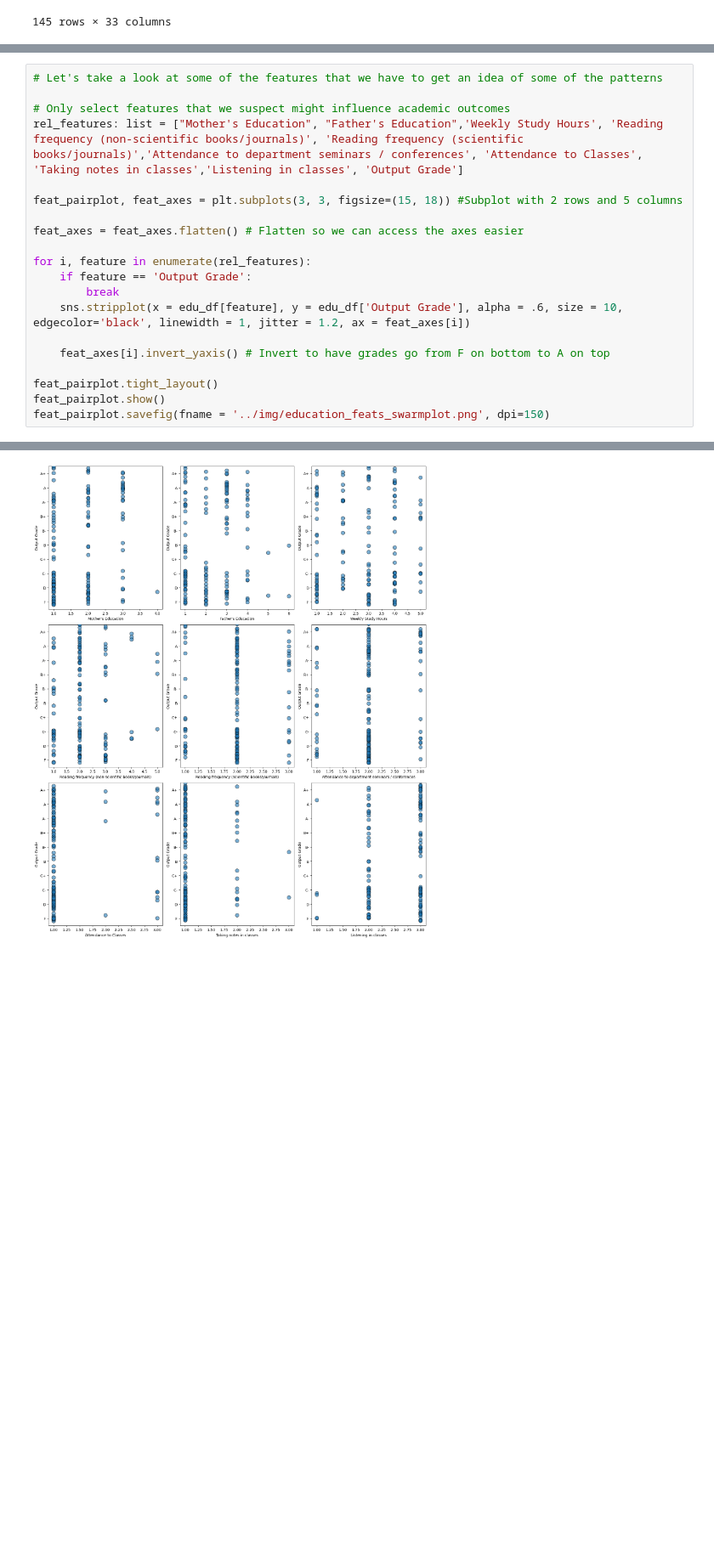
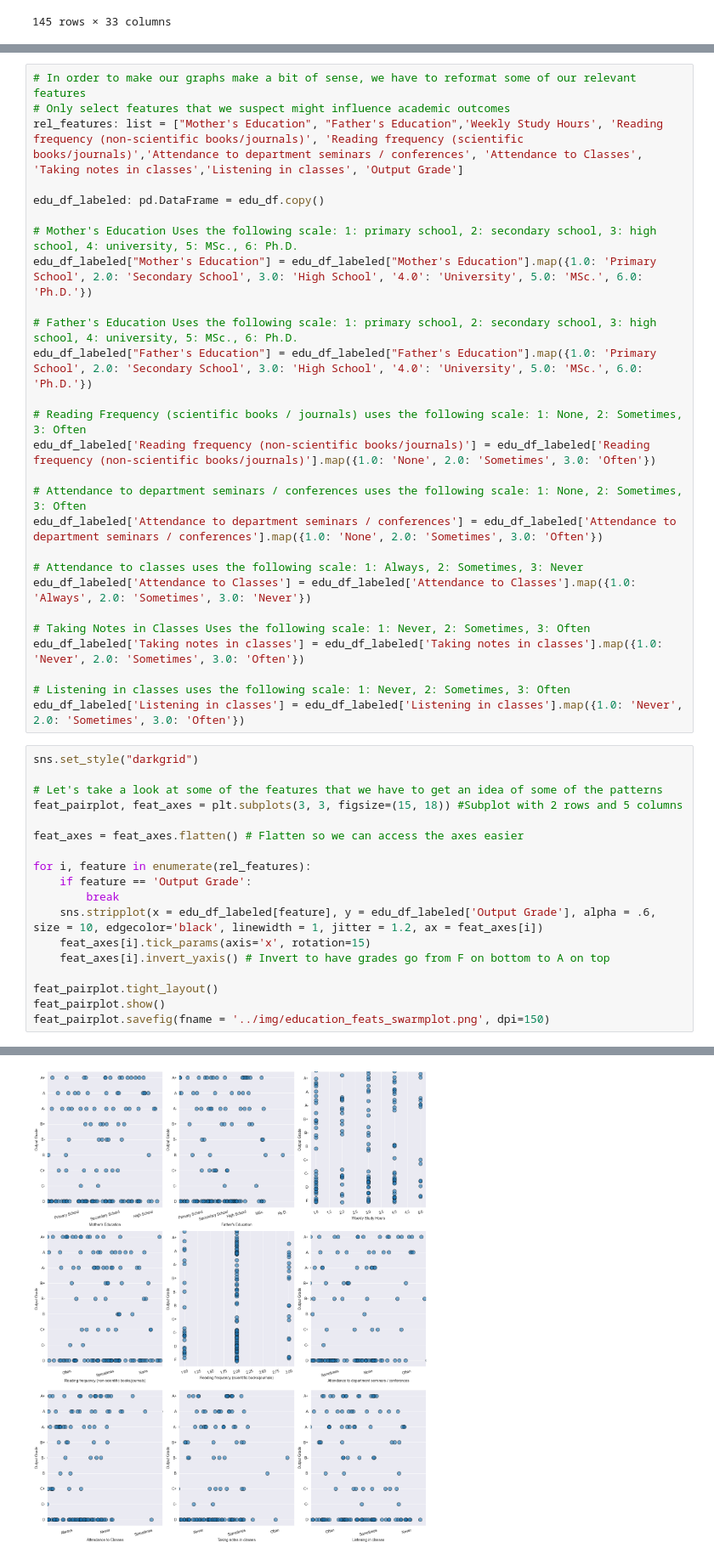
Before and after one commit to aesareen/aesareen.github.io, a Jupyter notebook: assets/jupyter/project_2.ipynb, the cells around one changed output, grey strips where cells are left out. Shown: that part at 85% size. Drawn from its saved outputs; the diff is of its cells as text; blank space fills up the shorter version.

```diff
--- a/assets/jupyter/project_2.ipynb
+++ b/assets/jupyter/project_2.ipynb
@@ -124,26 +128,51 @@ gpa_dist.write_image('../img/gpa_dist_of_students.png', scale = 6, engine = 'kal
 ![Grade Distribution](../img/grade_dist_of_students.png)
 # %% [markdown]
 ![Grade Distribution](../img/gpa_dist_of_students.png)
+# %%
+# In order to make our graphs make a bit of sense, we have to reformat some of our relevant features
+# Only select features that we suspect might influence academic outcomes
+rel_features: list = ["Mother's Education", "Father's Education",'Weekly Study Hours', 'Reading frequency (non-scientific books/journals)', 'Reading frequency (scientific books/journals)','Attendance to department seminars / conferences', 'Attendance to Classes', 'Taking notes in classes','Listening in classes', 'Output Grade']
+
+edu_df_labeled: pd.DataFrame = edu_df.copy()
+
+# Mother's Education Uses the following scale: 1: primary school, 2: secondary school, 3: high school, 4: university, 5: MSc., 6: Ph.D.
+edu_df_labeled["Mother's Education"] = edu_df_labeled["Mother's Education"].map({1.0: 'Primary School', 2.0: 'Secondary School', 3.0: 'High School', '4.0': 'University', 5.0: 'MSc.', 6.0: 'Ph.D.'})
+
+# Father's Education Uses the following scale: 1: primary school, 2: secondary school, 3: high school, 4: university, 5: MSc., 6: Ph.D.
+edu_df_labeled["Father's Education"] = edu_df_labeled["Father's Education"].map({1.0: 'Primary School', 2.0: 'Secondary School', 3.0: 'High School', '4.0': 'University', 5.0: 'MSc.', 6.0: 'Ph.D.'})
+
+# Reading Frequency (scientific books / journals) uses the following scale: 1: None, 2: Sometimes, 3: Often
+edu_df_labeled['Reading frequency (non-scientific books/journals)'] = edu_df_labeled['Reading frequency (non-scientific books/journals)'].map({1.0: 'None', 2.0: 'Sometimes', 3.0: 'Often'})
+
+# Attendance to department seminars / conferences uses the following scale: 1: None, 2: Sometimes, 3: Often
+edu_df_labeled['Attendance to department seminars / conferences'] = edu_df_labeled['Attendance to department seminars / conferences'].map({1.0: 'None', 2.0: 'Sometimes', 3.0: 'Often'})
+
+# Attendance to classes uses the following scale: 1: Always, 2: Sometimes, 3: Never
+edu_df_labeled['Attendance to Classes'] = edu_df_labeled['Attendance to Classes'].map({1.0: 'Always', 2.0: 'Sometimes', 3.0: 'Never'})
+
+# Taking Notes in Classes Uses the following scale: 1: Never, 2: Sometimes, 3: Often
+edu_df_labeled['Taking notes in classes'] = edu_df_labeled['Taking notes in classes'].map({1.0: 'Never', 2.0: 'Sometimes', 3.0: 'Often'})
+
+# Listening in classes uses the following scale: 1: Never, 2: Sometimes, 3: Often
+edu_df_labeled['Listening in classes'] = edu_df_labeled['Listening in classes'].map({1.0: 'Never', 2.0: 'Sometimes', 3.0: 'Often'})
 # %%
+sns.set_style("darkgrid")
+
 # Let's take a look at some of the features that we have to get an idea of some of the patterns
-
-# Only select features that we suspect might influence academic outcomes
-rel_features: list = ["Mother's Education", "Father's Education",'Weekly Study Hours', 'Reading frequency (non-scientific books/journals)', 'Reading frequency (scientific books/journals)','Attendance to department seminars / conferences', 'Attendance to Classes', 'Taking notes in classes','Listening in classes', 'Output Grade']
-
 feat_pairplot, feat_axes = plt.subplots(3, 3, figsize=(15, 18)) #Subplot with 2 rows and 5 columns
 
 feat_axes = feat_axes.flatten() # Flatten so we can access the axes easier
 
 for i, feature in enumerate(rel_features):
     if feature == 'Output Grade':
         break
-    sns.stripplot(x = edu_df[feature], y = edu_df['Output Grade'], alpha = .6, size = 10, edgecolor='black', linewidth = 1, jitter = 1.2, ax = feat_axes[i])
-
+    sns.stripplot(x = edu_df_labeled[feature], y = edu_df_labeled['Output Grade'], alpha = .6, size = 10, edgecolor='black', linewidth = 1, jitter = 1.2, ax = feat_axes[i])
+    feat_axes[i].tick_params(axis='x', rotation=15)
     feat_axes[i].invert_yaxis() # Invert to have grades go from F on bottom to A on top
 
 feat_pairplot.tight_layout()
 feat_pairplot.show()
 feat_pairplot.savefig(fname = '../img/education_feats_swarmplot.png', dpi=150)
 # %% [output]
 FigureCanvasAgg is non-interactive, and thus cannot be shown
-[figure, old version]
+[figure, new version]
```
Also changed, not shown: parts of 9 cells of this notebook, 2 other files.
